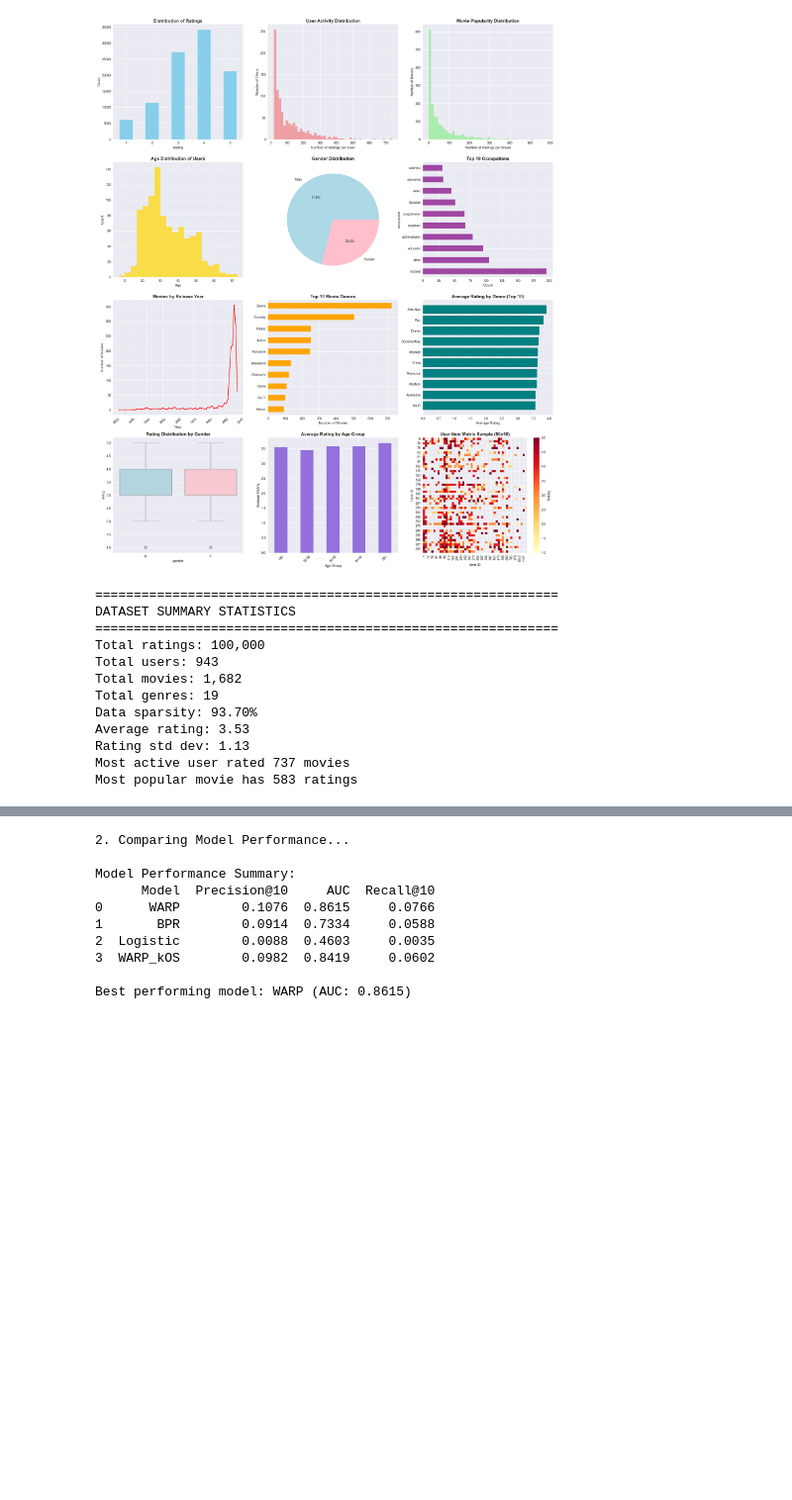
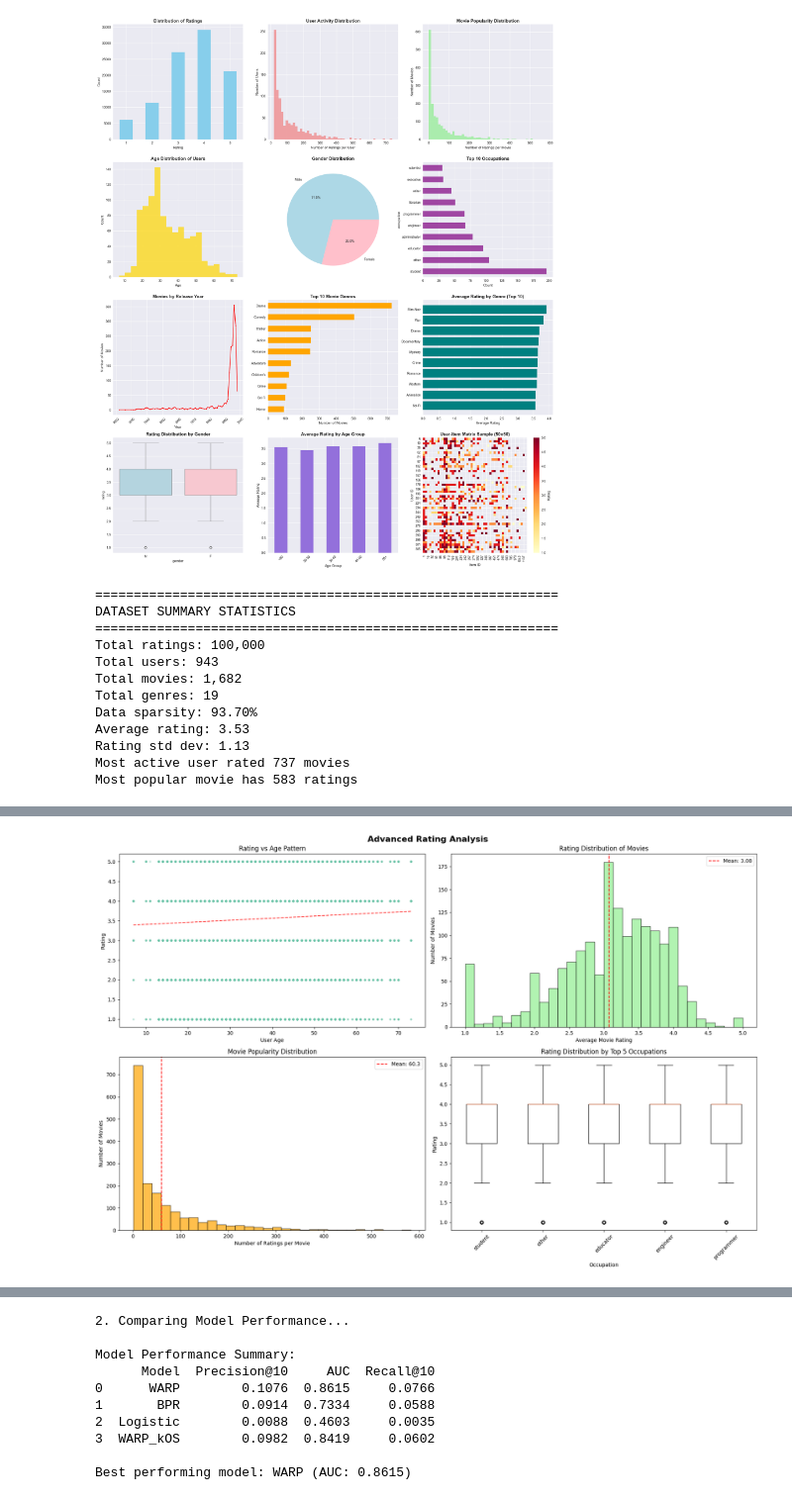
Before and after one commit to Ed-here/Recommender-System, a Jupyter notebook: recommendation-system.ipynb, the cells around one changed output, grey strips where cells are left out. Shown at 99% size. Cells and saved outputs as stored; diff of their text form; code cells hidden in the pictures; blank space fills up the shorter version.

```diff
--- a/recommendation-system.ipynb
+++ b/recommendation-system.ipynb
@@ -553,0 +490,68 @@ MOVIE POPULARITY ANALYSIS
+# %%
+# Advanced Analysis: Rating Patterns and Movie Popularity
+fig, axes = plt.subplots(2, 2, figsize=(18, 12))
+fig.suptitle('Advanced Rating Analysis', fontsize=16, fontweight='bold')
+
+# 1. Rating vs Age Correlation
+axes[0, 0].scatter(ds['age'], ds['rating'], alpha=0.3, s=10)
+axes[0, 0].set_xlabel('User Age')
+axes[0, 0].set_ylabel('Rating')
+axes[0, 0].set_title('Rating vs Age Pattern')
+# Add trend line
+z = np.polyfit(ds['age'], ds['rating'], 1)
+p = np.poly1d(z)
+axes[0, 0].plot(ds['age'].sort_values(), p(ds['age'].sort_values()), "r--", alpha=0.8)
+
+# 2. Rating Distribution of Movies
+movie_ratings = ds.groupby('title_clean')['rating'].mean()
+axes[0, 1].hist(movie_ratings.values, bins=30, color='lightgreen', alpha=0.7, edgecolor='black')
+axes[0, 1].set_xlabel('Average Movie Rating')
+axes[0, 1].set_ylabel('Number of Movies')
+axes[0, 1].set_title('Rating Distribution of Movies')
+axes[0, 1].axvline(movie_ratings.mean(), color='red', linestyle='--',
+                   label=f'Mean: {movie_ratings.mean():.2f}')
+axes[0, 1].legend()
+
+# 3. Movie Popularity (Number of Ratings per Movie)
+movie_popularity = ds['title_clean'].value_counts()
+axes[1, 0].hist(movie_popularity.values, bins=30, color='orange', alpha=0.7, edgecolor='black')
+axes[1, 0].set_xlabel('Number of Ratings per Movie')
+axes[1, 0].set_ylabel('Number of Movies')
+axes[1, 0].set_title('Movie Popularity Distribution')
+axes[1, 0].axvline(movie_popularity.mean(), color='red', linestyle='--',
+                   label=f'Mean: {movie_popularity.mean():.1f}')
+axes[1, 0].legend()
+
+# 4. Rating Distribution by Occupation (Top 5)
+top_occupations = ds['occupation'].value_counts().head(5).index
+occupation_data = [ds[ds['occupation'] == occ]['rating'].values for occ in top_occupations]
+axes[1, 1].boxplot(occupation_data, labels=top_occupations)
+axes[1, 1].set_xlabel('Occupation')
+axes[1, 1].set_ylabel('Rating')
+axes[1, 1].set_title('Rating Distribution by Top 5 Occupations')
+axes[1, 1].tick_params(axis='x', rotation=45)
+
+plt.tight_layout()
+plt.show()
+
+# Movie popularity vs rating analysis
+print("\n" + "="*50)
+print("MOVIE POPULARITY ANALYSIS")
+print("="*50)
+
+movie_stats = ds.groupby('title_clean').agg({
+    'rating': ['mean', 'count', 'std']
+}).round(2)
+movie_stats.columns = ['avg_rating', 'total_ratings', 'rating_std']
+
+# Top rated movies (with at least 50 ratings)
+popular_movies = movie_stats[movie_stats['total_ratings'] >= 50].sort_values('avg_rating', ascending=False)
+print("\nTop 10 Highest Rated Movies (50+ ratings):")
+print(popular_movies.head(10)[['avg_rating', 'total_ratings']])
+
+# Most controversial movies (highest standard deviation)
+controversial = movie_stats[movie_stats['total_ratings'] >= 30].sort_values('rating_std', ascending=False)
+print("\nMost Controversial Movies (highest rating variance):")
+print(controversial.head(5)[['avg_rating', 'rating_std', 'total_ratings']])
+# %% [output]
+[figure, added]
```
Also changed, not shown: parts of 10 cells of this notebook.
